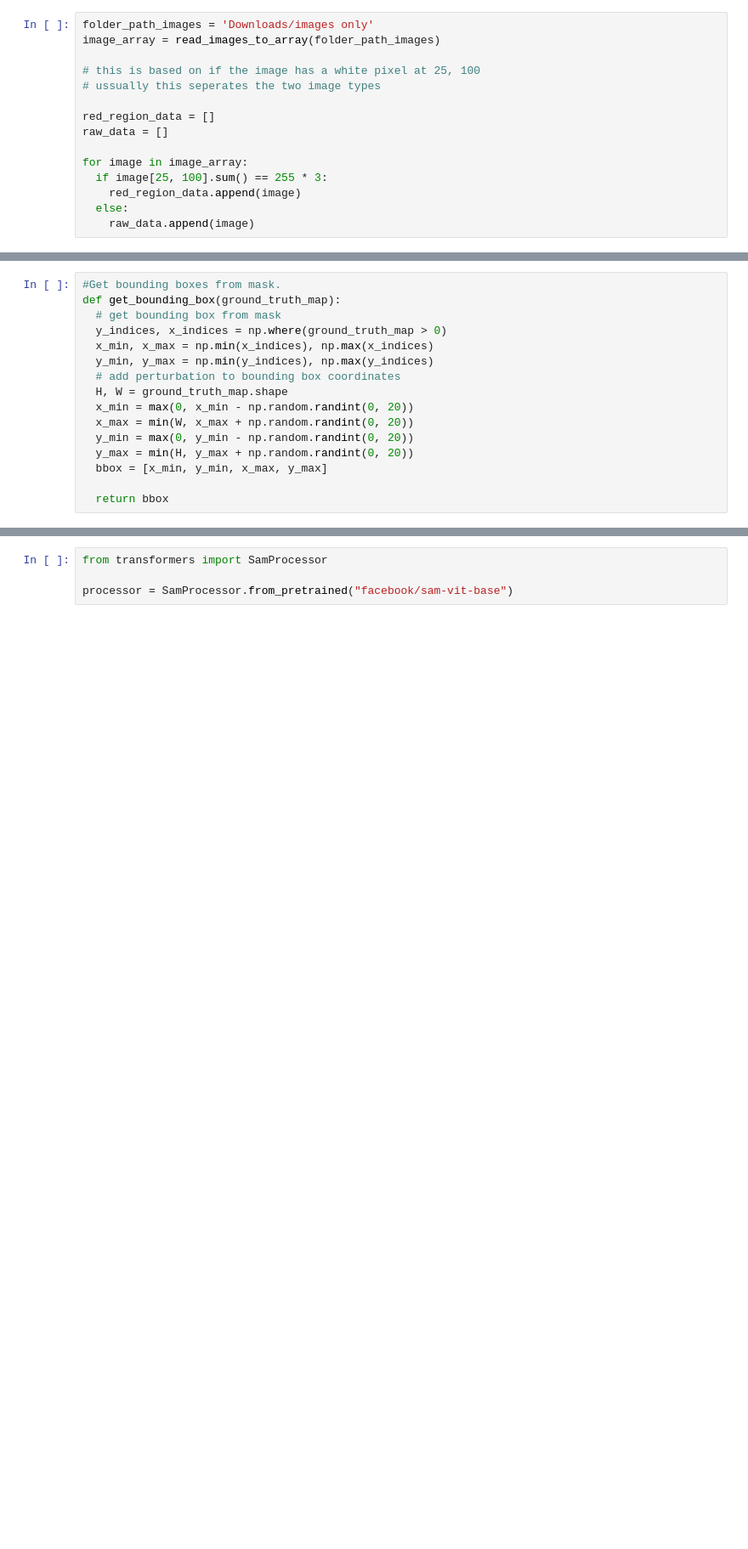
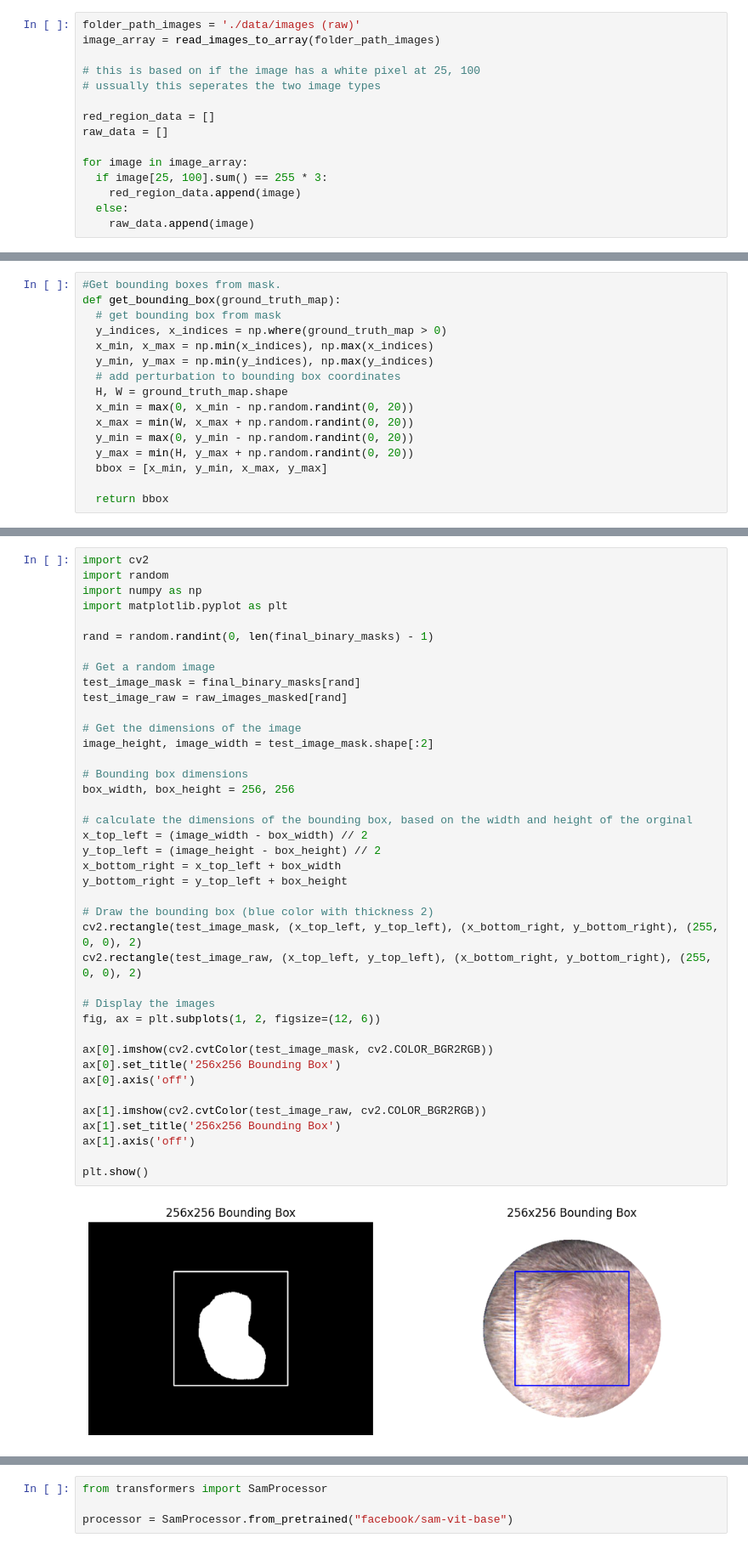
Before and after one commit to riyajain2025/mouse-tumor-segmentation, a Jupyter notebook: tumor segmentation.ipynb, the cells around one changed output, grey strips where cells are left out. Shown at 85% size. Saved outputs shown, nothing was run; the diff lists cells and outputs as text; blank space fills up the shorter version.

Commit message:
added code to crop images

```diff
--- a/tumor segmentation.ipynb
+++ b/tumor segmentation.ipynb
@@ -55,7 +55,7 @@ def read_images_to_array(folder_path):
 
   return image_array
 # %%
-folder_path_images = 'Downloads/images only'
+folder_path_images = './data/images (raw)'
 image_array = read_images_to_array(folder_path_images)
 
 # this is based on if the image has a white pixel at 25, 100
@@ -287,0 +255,42 @@ def get_bounding_box(ground_truth_map):
+# %%
+import cv2
+import random
+import numpy as np
+import matplotlib.pyplot as plt
+
+rand = random.randint(0, len(final_binary_masks) - 1)
+
+# Get a random image
+test_image_mask = final_binary_masks[rand]
+test_image_raw = raw_images_masked[rand]
+
+# Get the dimensions of the image
+image_height, image_width = test_image_mask.shape[:2]
+
+# Bounding box dimensions
+box_width, box_height = 256, 256
+
+# calculate the dimensions of the bounding box, based on the width and height of the orginal
+x_top_left = (image_width - box_width) // 2
+y_top_left = (image_height - box_height) // 2
+x_bottom_right = x_top_left + box_width
+y_bottom_right = y_top_left + box_height
+
+# Draw the bounding box (blue color with thickness 2)
+cv2.rectangle(test_image_mask, (x_top_left, y_top_left), (x_bottom_right, y_bottom_right), (255, 0, 0), 2)
+cv2.rectangle(test_image_raw, (x_top_left, y_top_left), (x_bottom_right, y_bottom_right), (255, 0, 0), 2)
+
+# Display the images
+fig, ax = plt.subplots(1, 2, figsize=(12, 6))
+
+ax[0].imshow(cv2.cvtColor(test_image_mask, cv2.COLOR_BGR2RGB))
+ax[0].set_title('256x256 Bounding Box')
+ax[0].axis('off')
+
+ax[1].imshow(cv2.cvtColor(test_image_raw, cv2.COLOR_BGR2RGB))
+ax[1].set_title('256x256 Bounding Box')
+ax[1].axis('off')
+
+plt.show()
+# %% [output]
+[figure, added]
```
Also changed, not shown: parts of 18 cells of this notebook.
